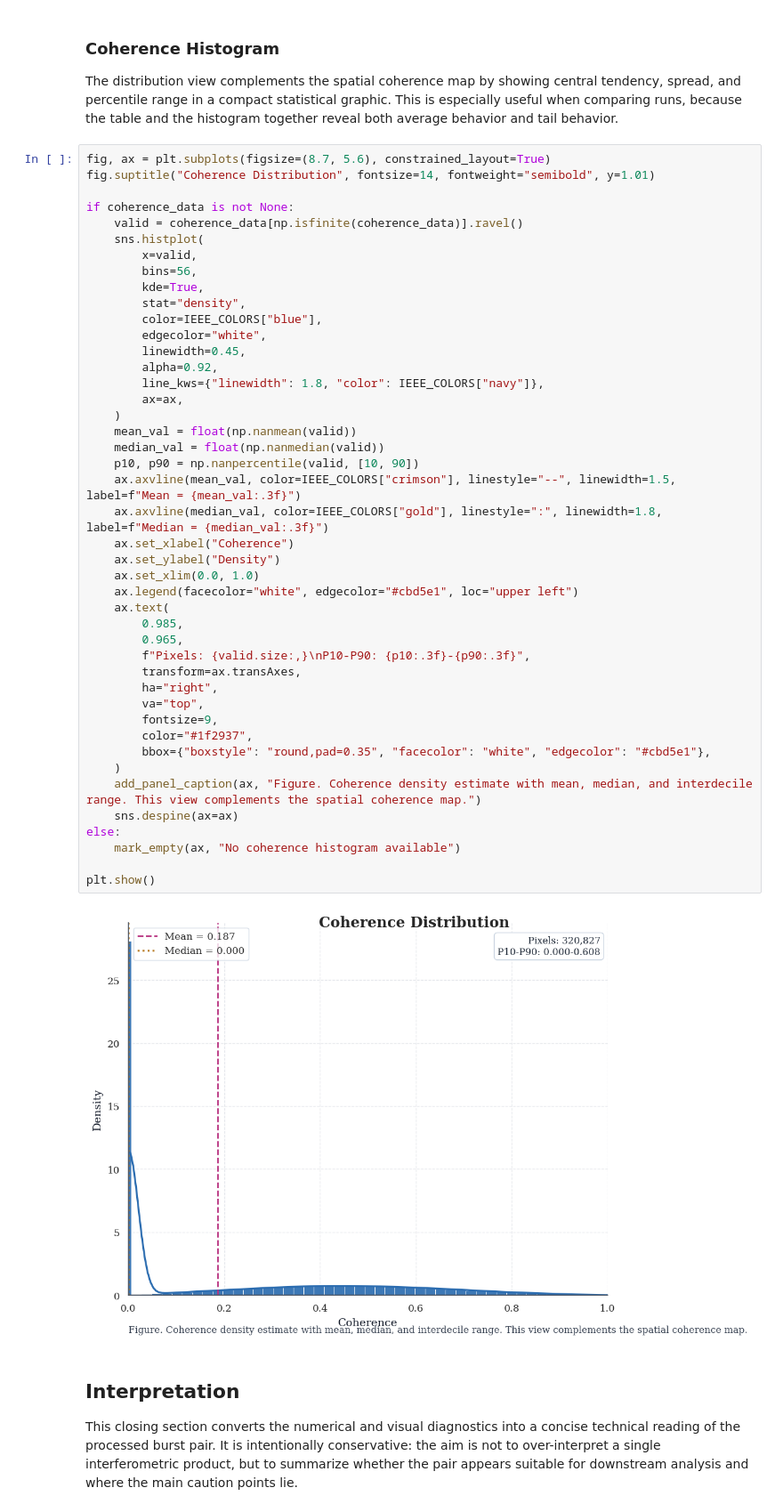
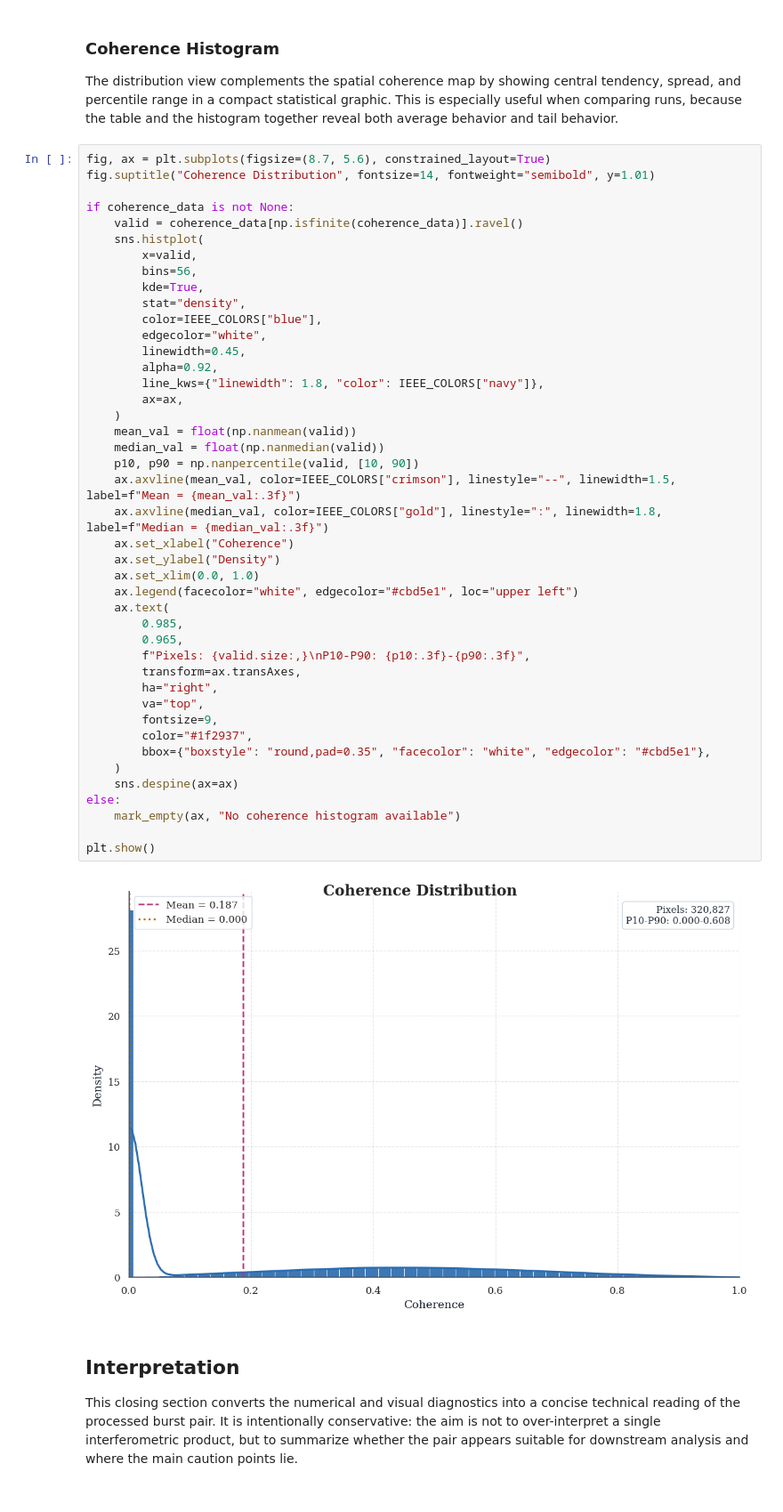
Before and after one commit to sirbastiano/srp, a Jupyter notebook: notebooks/snapflow_v2.ipynb, the cells around one changed output. Shown at 89% size. Drawn from its saved outputs; the diff is of its cells as text.

```diff
--- a/notebooks/snapflow_v2.ipynb
+++ b/notebooks/snapflow_v2.ipynb
@@ -862,35 +848,34 @@ if coherence_data is not None:
         alpha=0.92,
         line_kws={"linewidth": 1.8, "color": IEEE_COLORS["navy"]},
         ax=ax,
     )
     mean_val = float(np.nanmean(valid))
     median_val = float(np.nanmedian(valid))
     p10, p90 = np.nanpercentile(valid, [10, 90])
     ax.axvline(mean_val, color=IEEE_COLORS["crimson"], linestyle="--", linewidth=1.5, label=f"Mean = {mean_val:.3f}")
     ax.axvline(median_val, color=IEEE_COLORS["gold"], linestyle=":", linewidth=1.8, label=f"Median = {median_val:.3f}")
     ax.set_xlabel("Coherence")
     ax.set_ylabel("Density")
     ax.set_xlim(0.0, 1.0)
     ax.legend(facecolor="white", edgecolor="#cbd5e1", loc="upper left")
     ax.text(
         0.985,
         0.965,
         f"Pixels: {valid.size:,}\nP10-P90: {p10:.3f}-{p90:.3f}",
         transform=ax.transAxes,
         ha="right",
         va="top",
         fontsize=9,
         color="#1f2937",
         bbox={"boxstyle": "round,pad=0.35", "facecolor": "white", "edgecolor": "#cbd5e1"},
     )
-    add_panel_caption(ax, "Figure. Coherence density estimate with mean, median, and interdecile range. This view complements the spatial coherence map.")
     sns.despine(ax=ax)
 else:
     mark_empty(ax, "No coherence histogram available")
 
 plt.show()
 # %% [output]
-[figure, old version]
+[figure, new version]
 # %% [markdown]
 ## Interpretation
 
```
Also changed, not shown: parts of 4 cells of this notebook.
